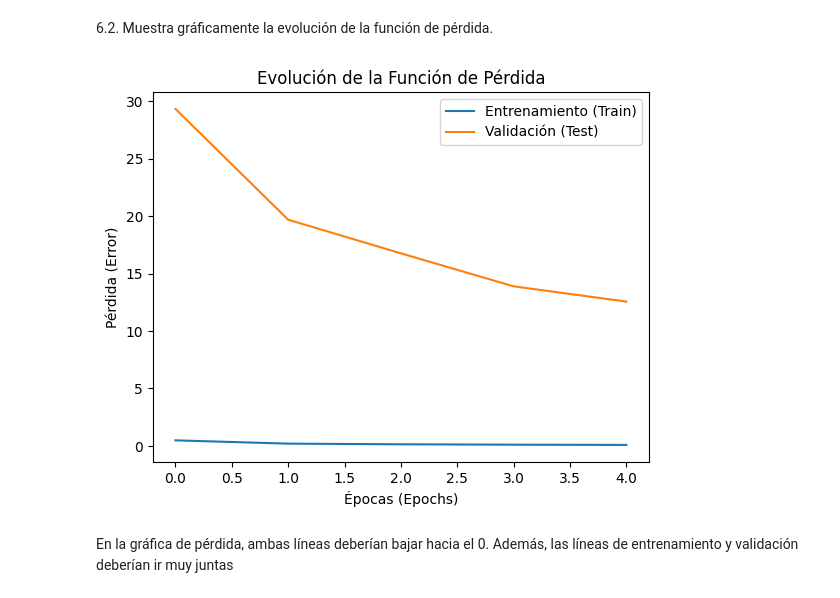
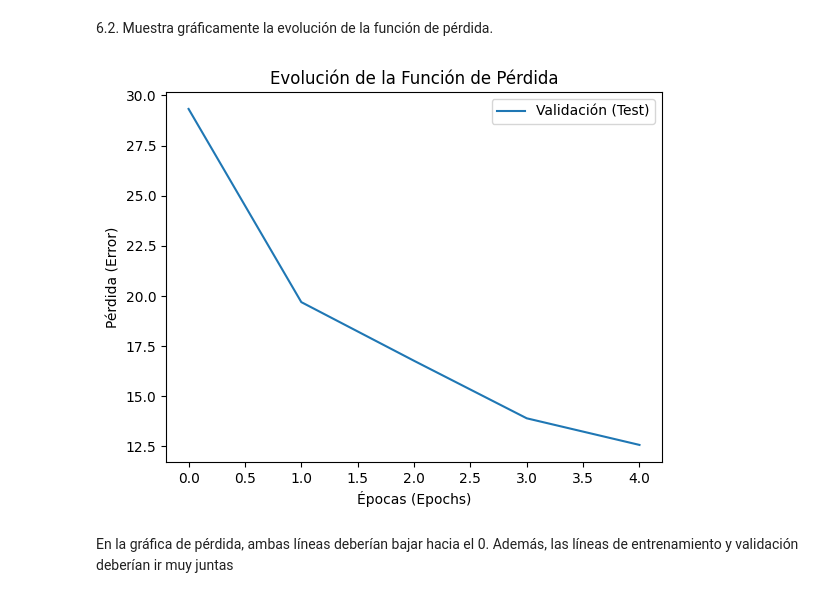
Before and after one commit to nickiiinicole/MACHINE_LEARNING_1UD, a Jupyter notebook: neuronal-network/ML.4.1.IntroRRNN-MNIST.ipynb, the cells around one changed output. Saved outputs shown, nothing was run; the diff lists cells and outputs as text; code cells hidden in the pictures.

```diff
--- a/neuronal-network/ML.4.1.IntroRRNN-MNIST.ipynb
+++ b/neuronal-network/ML.4.1.IntroRRNN-MNIST.ipynb
@@ -235,19 +235,18 @@ En la gráfica de precisión, ambas líneas deberían subir rápidamente al prin
 6.2. Muestra gráficamente la evolución de la función de pérdida.
 # %%
 #la línea de los errores en entrenamiento
-plt.plot(history.history['loss'], label='Entrenamiento (Train)')
 
 #la línea de los errores en validación/test
 plt.plot(history.history['val_loss'], label='Validación (Test)')
 
 plt.title('Evolución de la Función de Pérdida')
 plt.ylabel('Pérdida (Error)')
 plt.xlabel('Épocas (Epochs)')
 plt.legend()
 
 plt.show()
 # %% [output]
-[figure, old version]
+[figure, new version]
 # %% [markdown]
 En la gráfica de pérdida, ambas líneas deberían bajar hacia el 0. Además, las líneas de entrenamiento y validación deberían ir muy juntas
 # %% [markdown]
```
Also changed, not shown: parts of 1 cell of this notebook.
